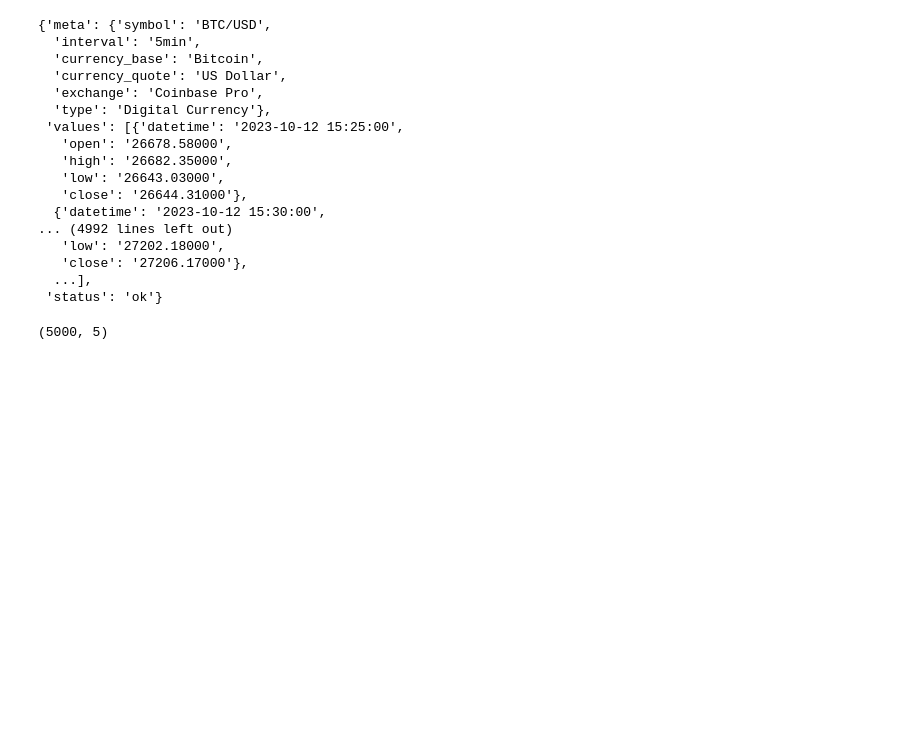
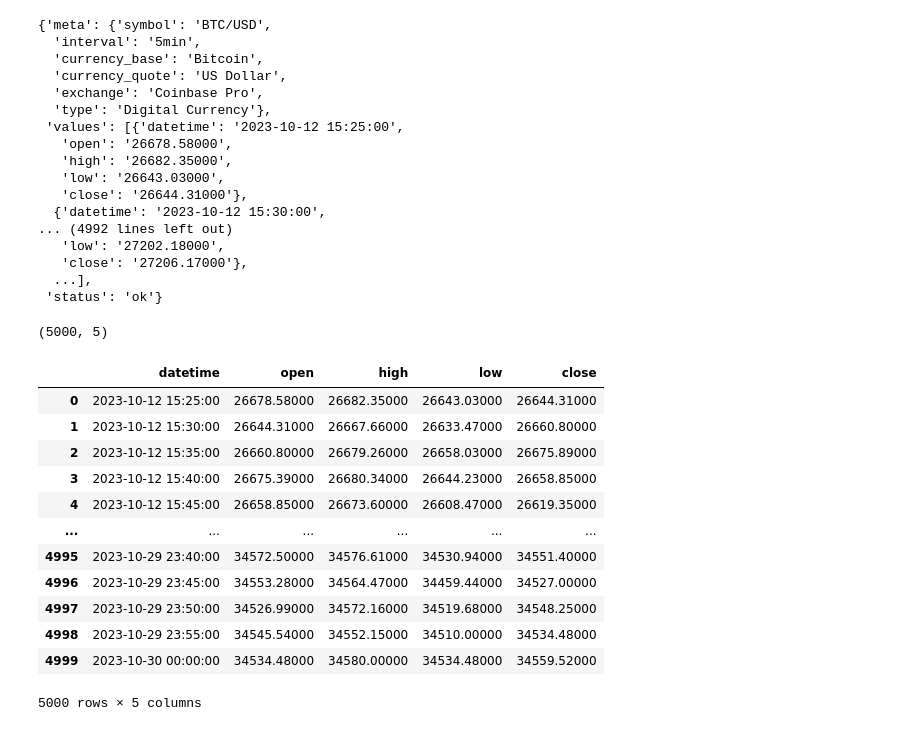
Before and after one commit to sksarvesh007/BITCOIN-PRICE-PREDICTION-USING-DEEP-LEARNING, a Jupyter notebook: notebook.ipynb, the cells around one changed output. Drawn from its saved outputs; the diff is of its cells as text; code cells hidden in the pictures; blank space fills up the shorter version.

```diff
--- a/notebook.ipynb
+++ b/notebook.ipynb
@@ -45,3 +45,19 @@ df.to_csv('btc.csv', index=False)
 df.shape
 # %% [output]
 (5000, 5)
+# %%
+df
+# %% [output]
+|  | datetime | open | high | low | close |
+| 0 | 2023-10-12 15:25:00 | 26678.58000 | 26682.35000 | 26643.03000 | 26644.31000 |
+| 1 | 2023-10-12 15:30:00 | 26644.31000 | 26667.66000 | 26633.47000 | 26660.80000 |
+| 2 | 2023-10-12 15:35:00 | 26660.80000 | 26679.26000 | 26658.03000 | 26675.89000 |
+| 3 | 2023-10-12 15:40:00 | 26675.39000 | 26680.34000 | 26644.23000 | 26658.85000 |
+| 4 | 2023-10-12 15:45:00 | 26658.85000 | 26673.60000 | 26608.47000 | 26619.35000 |
+| ... | ... | ... | ... | ... | ... |
+| 4995 | 2023-10-29 23:40:00 | 34572.50000 | 34576.61000 | 34530.94000 | 34551.40000 |
+| 4996 | 2023-10-29 23:45:00 | 34553.28000 | 34564.47000 | 34459.44000 | 34527.00000 |
+| 4997 | 2023-10-29 23:50:00 | 34526.99000 | 34572.16000 | 34519.68000 | 34548.25000 |
+| 4998 | 2023-10-29 23:55:00 | 34545.54000 | 34552.15000 | 34510.00000 | 34534.48000 |
+| 4999 | 2023-10-30 00:00:00 | 34534.48000 | 34580.00000 | 34534.48000 | 34559.52000 |
+5000 rows × 5 columns
```
Also changed, not shown: parts of 15 cells of this notebook, 1 other file.
